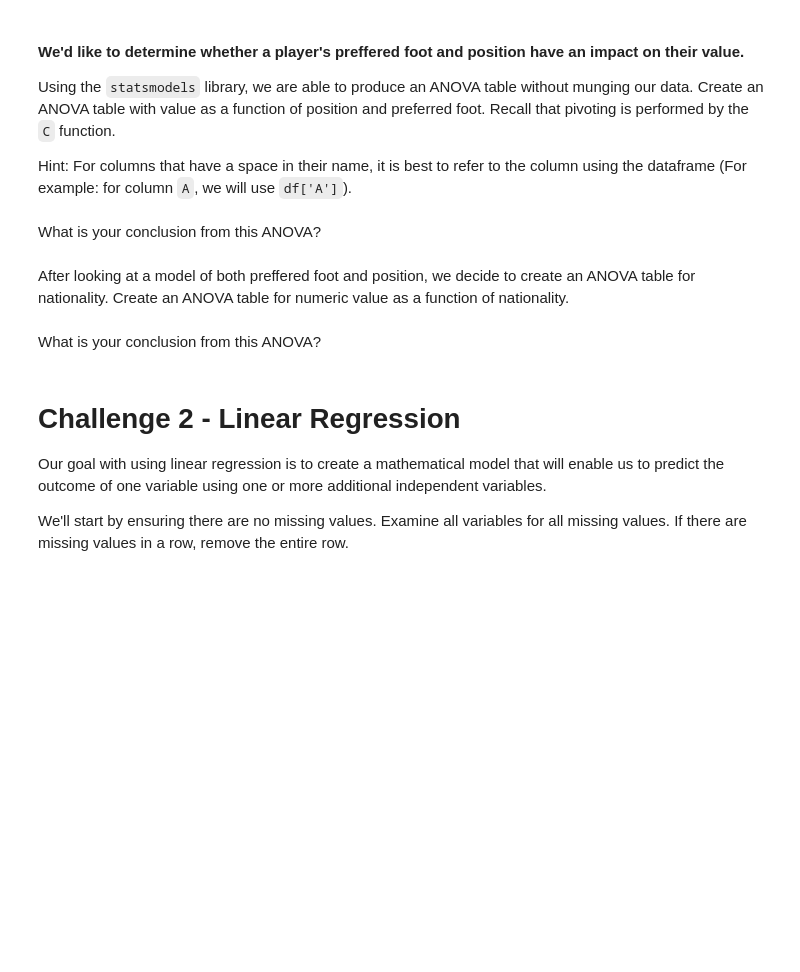
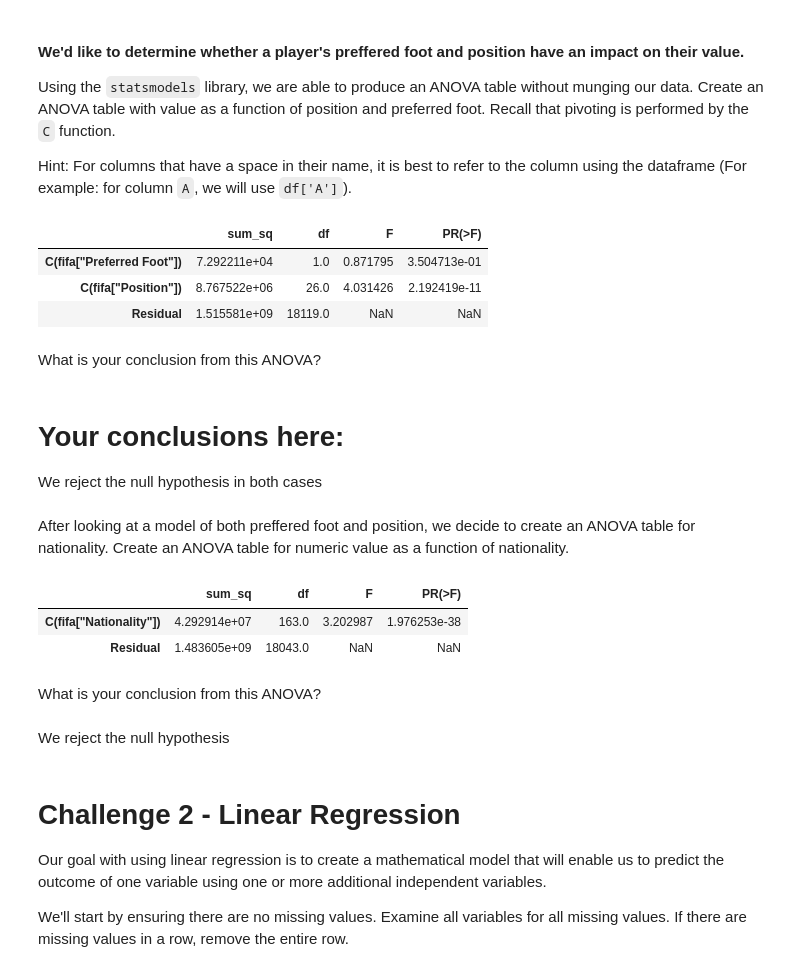
Before and after one commit to ironhack-bcn-data-pt/35-lab-correlation-tests-with-scipy, a Jupyter notebook: your-code/main.ipynb, the cells around one changed output. Saved outputs shown, nothing was run; the diff lists cells and outputs as text; code cells hidden in the pictures; blank space fills up the shorter version.

```diff
--- a/your-code/main.ipynb
+++ b/your-code/main.ipynb
@@ -78,2 +76,12 @@ from statsmodels.formula.api import ols
+# %%
+# Your code here:
+model = ols('fifa["ValueNumeric"]~ C(fifa["Preferred Foot"])+C(fifa["Position"])', data=fifa).fit()
+anova_table = sm.stats.anova_lm(model, typ=2)
+anova_table
+# %% [output]
+|  | sum_sq | df | F | PR(>F) |
+| C(fifa["Preferred Foot"]) | 7.292211e+04 | 1.0 | 0.871795 | 3.504713e-01 |
+| C(fifa["Position"]) | 8.767522e+06 | 26.0 | 4.031426 | 2.192419e-11 |
+| Residual | 1.515581e+09 | 18119.0 | NaN | NaN |
 # %% [markdown]
 What is your conclusion from this ANOVA?
@@ -82,2 +88,5 @@ What is your conclusion from this ANOVA?
+# %% [markdown]
+# Your conclusions here:
+We reject the null hypothesis in both cases
 # %% [markdown]
 After looking at a model of both preffered foot and position, we decide to create an ANOVA table for nationality. Create an ANOVA table for numeric value as a function of nationality.
@@ -86,5 +93,16 @@ After looking at a model of both preffered foot and position, we decide to creat
+# %%
+# Your code here:
+model = ols('fifa["ValueNumeric"]~ C(fifa["Nationality"])', data=fifa).fit()
+anova_table = sm.stats.anova_lm(model, typ=2)
+anova_table
+# %% [output]
+|  | sum_sq | df | F | PR(>F) |
+| C(fifa["Nationality"]) | 4.292914e+07 | 163.0 | 3.202987 | 1.976253e-38 |
+| Residual | 1.483605e+09 | 18043.0 | NaN | NaN |
 # %% [markdown]
 What is your conclusion from this ANOVA?
+# %% [markdown]
+We reject the null hypothesis
 # %% [markdown]
 # Challenge 2 - Linear Regression
 
```
Also changed, not shown: parts of 4 cells of this notebook.
